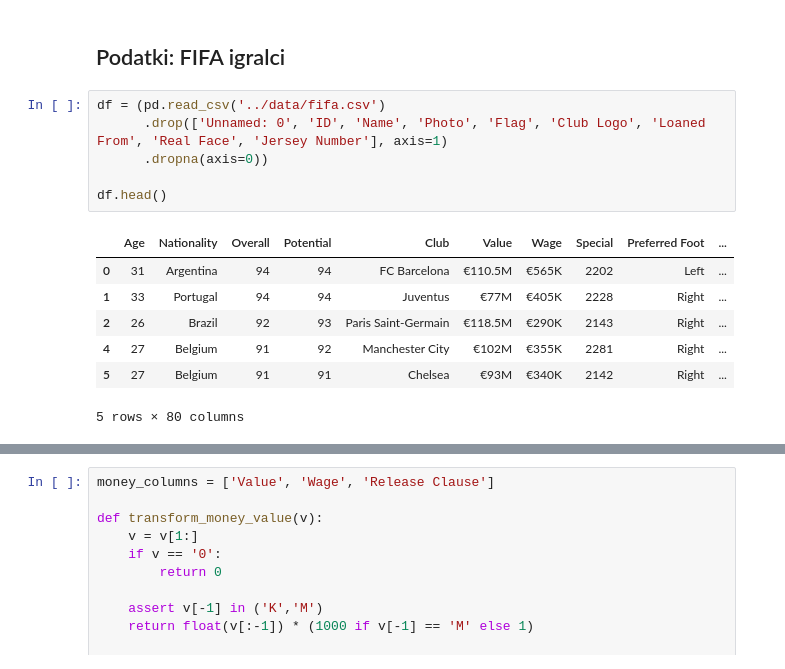
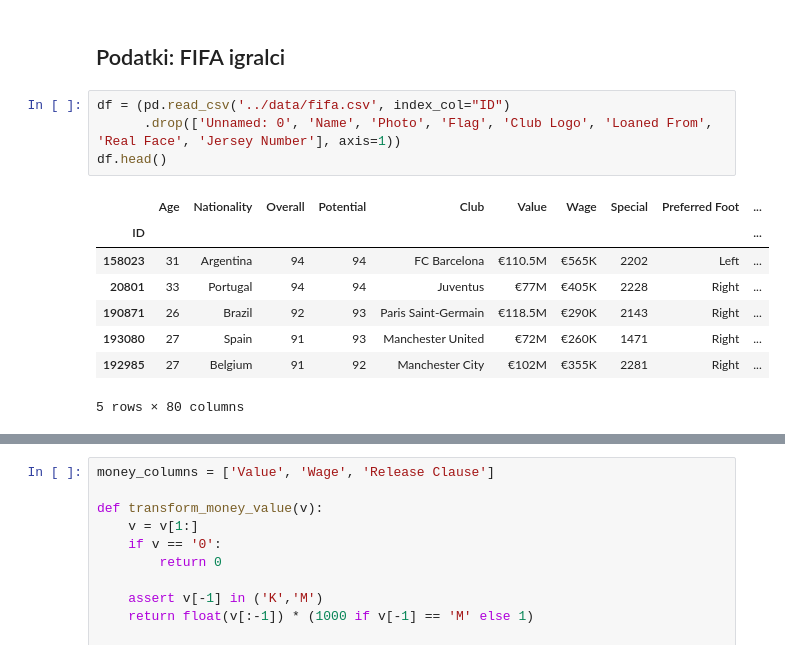
Before and after one commit to simejanko/mag-multidim-proj-visualisation, a Jupyter notebook: showcases/tab_exploration.ipynb, the cells around one changed output, grey strips where cells are left out. Cells and saved outputs as stored; diff of their text form.

```diff
--- a/showcases/tab_exploration.ipynb
+++ b/showcases/tab_exploration.ipynb
@@ -408,16 +408,15 @@ fig, ax = tab_explorer.plot_static(avoid_overlaps=False, plot_labels=True)
 # %% [markdown]
 ## Podatki: FIFA igralci
 # %%
-df = (pd.read_csv('../data/fifa.csv')
-      .drop(['Unnamed: 0', 'ID', 'Name', 'Photo', 'Flag', 'Club Logo', 'Loaned From', 'Real Face', 'Jersey Number'], axis=1)
-      .dropna(axis=0))
-
+df = (pd.read_csv('../data/fifa.csv', index_col="ID")
+      .drop(['Unnamed: 0', 'Name', 'Photo', 'Flag', 'Club Logo', 'Loaned From', 'Real Face', 'Jersey Number'], axis=1))
 df.head()
 # %% [output]
 |  | Age | Nationality | Overall | Potential | Club | Value | Wage | Special | Preferred Foot | ... |
-| 0 | 31 | Argentina | 94 | 94 | FC Barcelona | €110.5M | €565K | 2202 | Left | ... |
-| 1 | 33 | Portugal | 94 | 94 | Juventus | €77M | €405K | 2228 | Right | ... |
-| 2 | 26 | Brazil | 92 | 93 | Paris Saint-Germain | €118.5M | €290K | 2143 | Right | ... |
-| 4 | 27 | Belgium | 91 | 92 | Manchester City | €102M | €355K | 2281 | Right | ... |
-| 5 | 27 | Belgium | 91 | 91 | Chelsea | €93M | €340K | 2142 | Right | ... |
+| ID |  |  |  |  |  |  |  |  |  | ... |
+| 158023 | 31 | Argentina | 94 | 94 | FC Barcelona | €110.5M | €565K | 2202 | Left | ... |
+| 20801 | 33 | Portugal | 94 | 94 | Juventus | €77M | €405K | 2228 | Right | ... |
+| 190871 | 26 | Brazil | 92 | 93 | Paris Saint-Germain | €118.5M | €290K | 2143 | Right | ... |
+| 193080 | 27 | Spain | 91 | 93 | Manchester United | €72M | €260K | 1471 | Right | ... |
+| 192985 | 27 | Belgium | 91 | 92 | Manchester City | €102M | €355K | 2281 | Right | ... |
 5 rows × 80 columns
```
Also changed, not shown: parts of 7 cells of this notebook.
